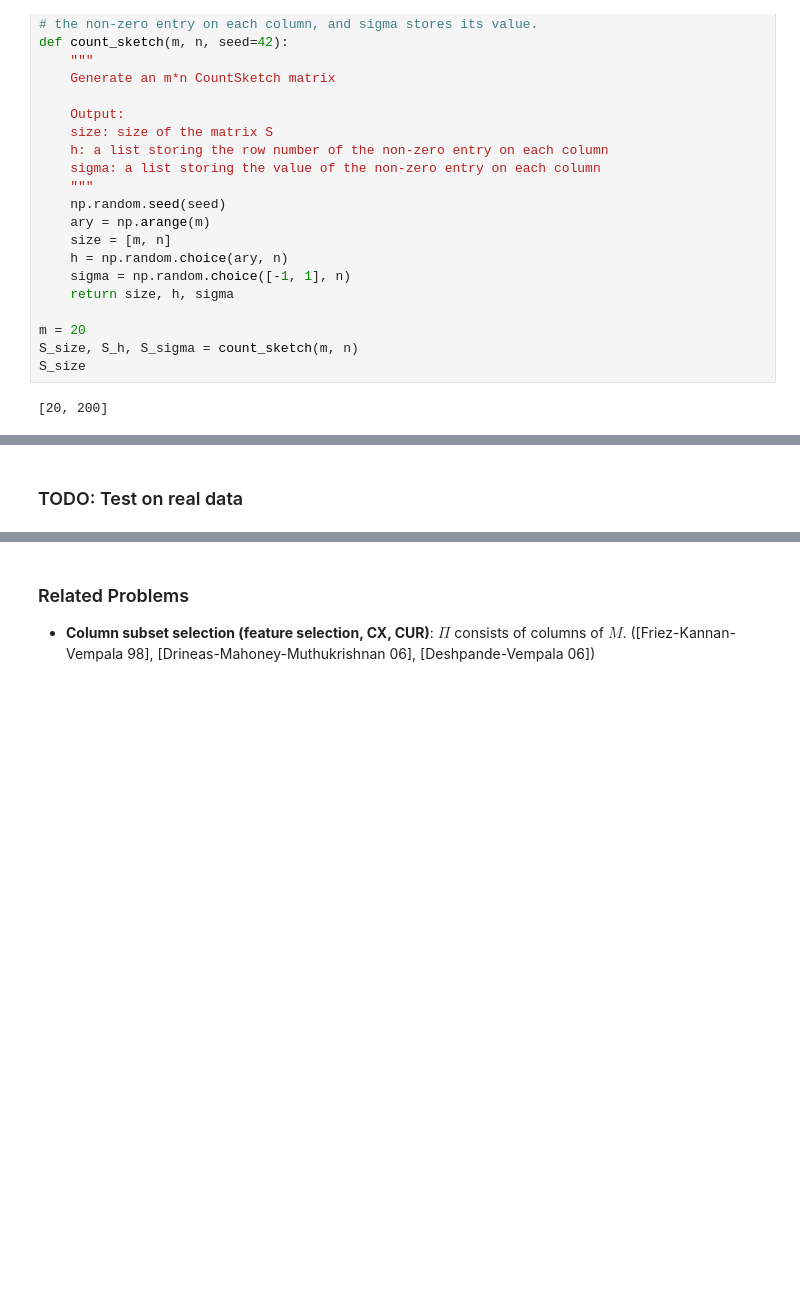
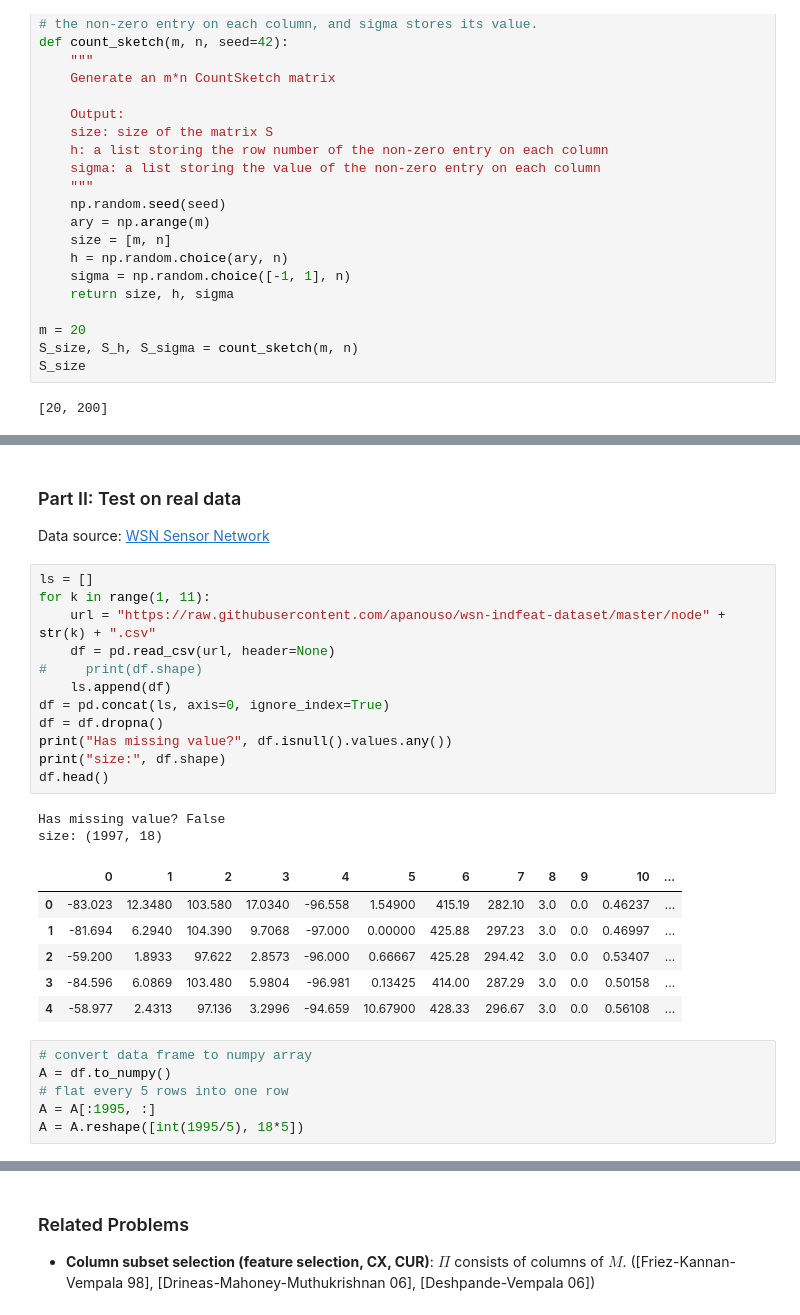
Before and after one commit to ch00226855/Online-Efficient-Data-Compression, a Jupyter notebook: Online Low-Rank Approximation.ipynb, the cells around one changed output, grey strips where cells are left out. Drawn from its saved outputs; the diff is of its cells as text; blank space fills up the shorter version.

```diff
--- a/Online Low-Rank Approximation.ipynb
+++ b/Online Low-Rank Approximation.ipynb
@@ -194,4 +199,32 @@ Low rank approximation error: 9.940630662437842e-14
 size of A: (200, 100)
 size of X_approx (200, 20)  | size of SA: (20, 100)
-# %% [markdown]
-### TODO: Test on real data
+# %% [markdown]
+### Part II: Test on real data
+Data source: [WSN Sensor Network](https://github.com/apanouso/wsn-indfeat-dataset)
+# %%
+ls = []
+for k in range(1, 11):
+    url = "https://raw.githubusercontent.com/apanouso/wsn-indfeat-dataset/master/node" + str(k) + ".csv"
+    df = pd.read_csv(url, header=None)
+#     print(df.shape)
+    ls.append(df)
+df = pd.concat(ls, axis=0, ignore_index=True)
+df = df.dropna()
+print("Has missing value?", df.isnull().values.any())
+print("size:", df.shape)
+df.head()
+# %% [output]
+Has missing value? False
+size: (1997, 18)
+|  | 0 | 1 | 2 | 3 | 4 | 5 | 6 | 7 | 8 | 9 | 10 | ... |
+| 0 | -83.023 | 12.3480 | 103.580 | 17.0340 | -96.558 | 1.54900 | 415.19 | 282.10 | 3.0 | 0.0 | 0.46237 | ... |
+| 1 | -81.694 | 6.2940 | 104.390 | 9.7068 | -97.000 | 0.00000 | 425.88 | 297.23 | 3.0 | 0.0 | 0.46997 | ... |
+| 2 | -59.200 | 1.8933 | 97.622 | 2.8573 | -96.000 | 0.66667 | 425.28 | 294.42 | 3.0 | 0.0 | 0.53407 | ... |
+| 3 | -84.596 | 6.0869 | 103.480 | 5.9804 | -96.981 | 0.13425 | 414.00 | 287.29 | 3.0 | 0.0 | 0.50158 | ... |
+| 4 | -58.977 | 2.4313 | 97.136 | 3.2996 | -94.659 | 10.67900 | 428.33 | 296.67 | 3.0 | 0.0 | 0.56108 | ... |
+# %%
+# convert data frame to numpy array
+A = df.to_numpy()
+# flat every 5 rows into one row
+A = A[:1995, :]
+A = A.reshape([int(1995/5), 18*5])
```
Also changed, not shown: parts of 15 cells of this notebook.
